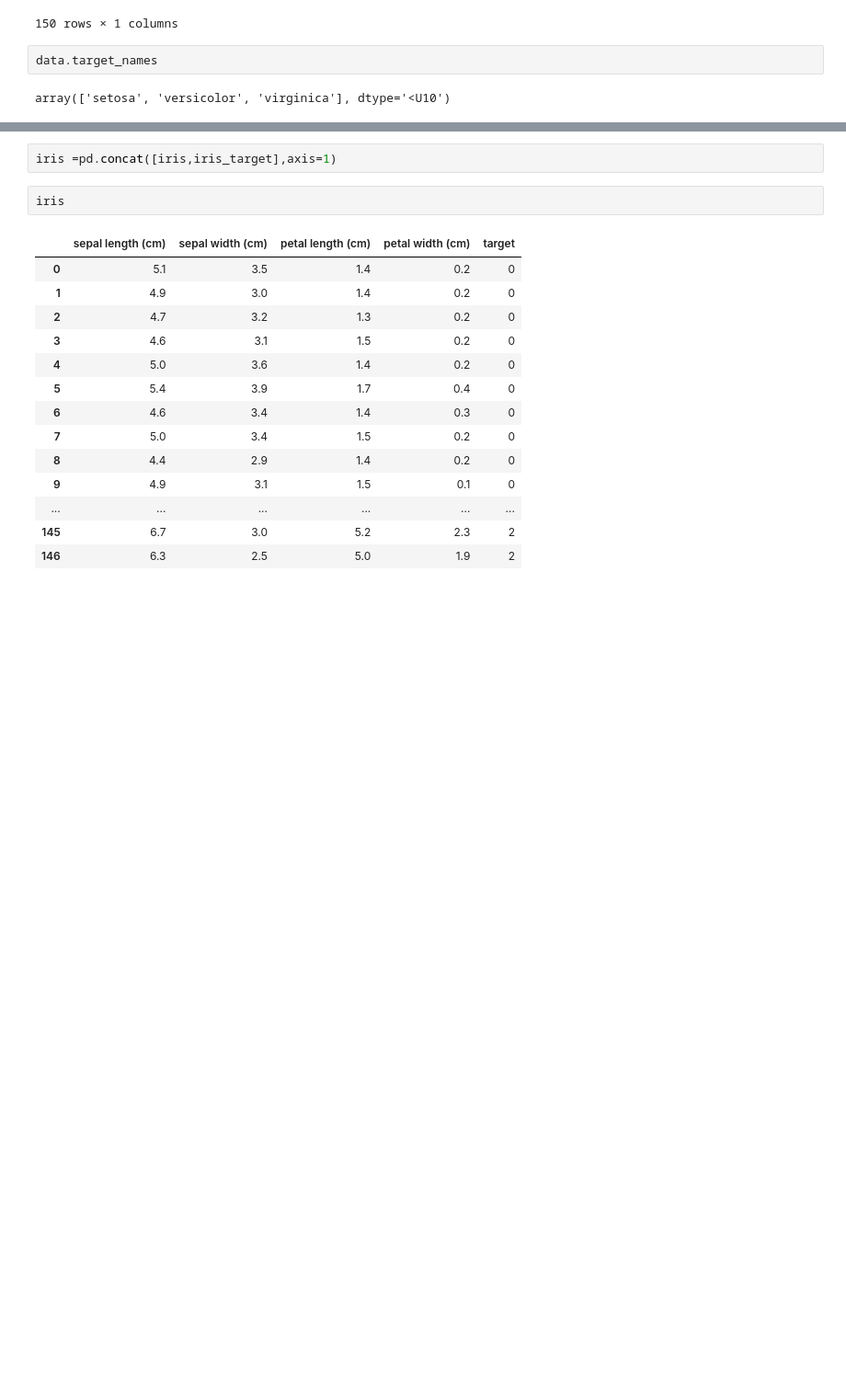
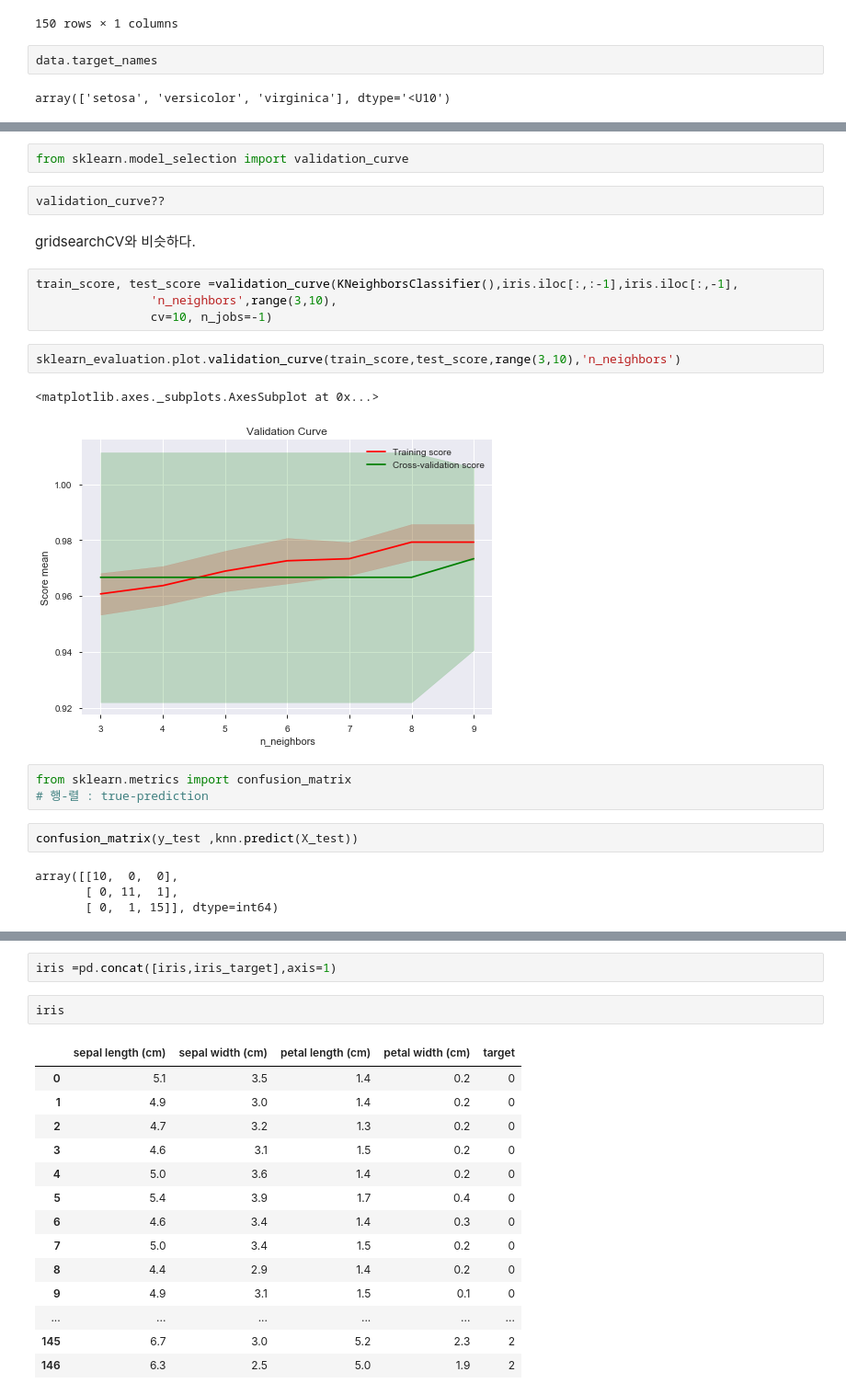
Before and after one commit to accidentlywoo/python, a Jupyter notebook: Machine Learning scikit/scikit.ipynb, the cells around one changed output, grey strips where cells are left out. Shown at 92% size. Drawn from its saved outputs; the diff is of its cells as text; blank space fills up the shorter version.

```diff
--- a/Machine Learning scikit/scikit.ipynb
+++ b/Machine Learning scikit/scikit.ipynb
@@ -146,0 +766,24 @@ array(['setosa', 'versicolor', 'virginica'], dtype='<U10')
+# %%
+from sklearn.model_selection import validation_curve
+# %%
+validation_curve??
+# %% [markdown]
+gridsearchCV와 비슷하다.
+# %%
+train_score, test_score =validation_curve(KNeighborsClassifier(),iris.iloc[:,:-1],iris.iloc[:,-1],
+                'n_neighbors',range(3,10),
+                cv=10, n_jobs=-1)
+# %%
+sklearn_evaluation.plot.validation_curve(train_score,test_score,range(3,10),'n_neighbors')
+# %% [output]
+<matplotlib.axes._subplots.AxesSubplot at 0x...>
+[figure, added]
+# %%
+from sklearn.metrics import confusion_matrix
+# 행-렬 : true-prediction
+# %%
+confusion_matrix(y_test ,knn.predict(X_test))
+# %% [output]
+array([[10,  0,  0],
+       [ 0, 11,  1],
+       [ 0,  1, 15]], dtype=int64)
```
Also changed, not shown: parts of 127 cells of this notebook, 1 other file.
